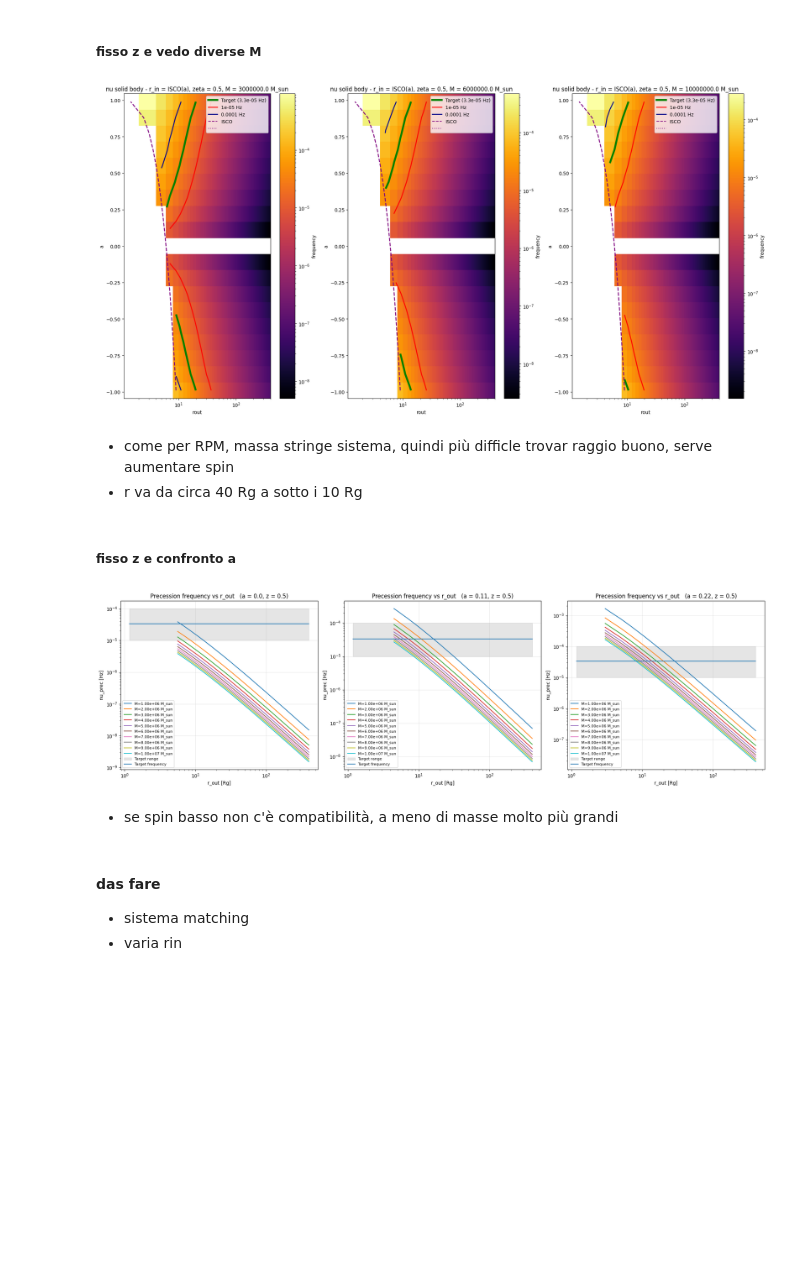
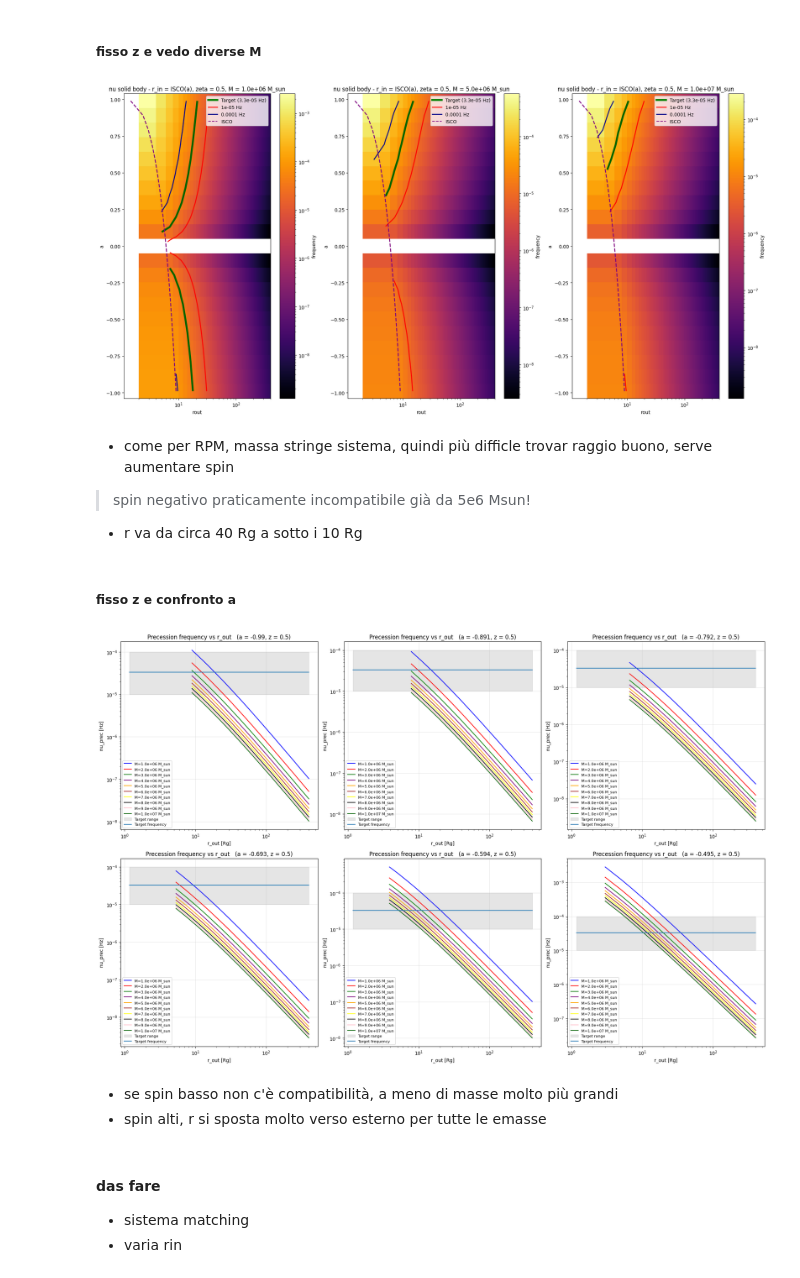
Before and after one commit to mauroghira/iuss_thesis, a Jupyter notebook: PIF.ipynb, the cells around one changed output. Drawn from its saved outputs; the diff is of its cells as text; code cells hidden in the pictures; blank space fills up the shorter version.

```diff
--- a/PIF.ipynb
+++ b/PIF.ipynb
@@ -60,7 +60,7 @@ def plot_nu_vs_r(a_sampled, M, label, title, model):
 # %%
 # --- 1: definisci parametri (senza rin)
 params = {
-    "a":   (0, 0.99, 10),
+    "a":   (-0.99, 0.99, 201),
     "rout": (3, 400, 200),
     "zeta": (-0.5, 0.5, 3),
     "M":   (10**6.3, 10**6.4, 1),
@@ -107,10 +112,12 @@ plt.show()
 # %%
-fig, axes = plt.subplots(1, 3, figsize=(20, 6))
+fig, axes = plt.subplots(1, 3, figsize=(18, 7))
 axes = axes.flatten()
+
+cls = ["blue", "red", "green", "purple", "orange", "brown", "yellow", "black", "pink", "darkgreen"]
 
 # Loop over zeta values
 for iz in [0,1,2]:
-    for ia in range(10):
+    for i, ia in enumerate(np.linspace(0, 200, 10).round().astype(int)):
         rout_vals = ROUT[ia, :, iz, 0]      # vector shape (No,)
         freq_vals = freq[ia, :, iz, 0]    # vector shape (No,)
 
@@ -119,8 +126,8 @@ for iz in [0,1,2]:
 
         a = A[ia, 0, iz, 0]
 
-        label = f"a={a}"
-        axes[iz].plot(rout_vals[mask2], freq_vals[mask2], label=label)
+        label = f"a={a:.2f}"
+        axes[iz].plot(rout_vals[mask2], freq_vals[mask2], label=label, color=cls[i % len(cls)])
 
 
     r_grid = np.linspace(r_isco(0.999), 400, 100)
@@ -144,10 +155,10 @@ plt.show()
 # %% [markdown]
 ##### fisso a
 # %%
-fig, axes = plt.subplots(1, 3, figsize=(20, 6))
+fig, axes = plt.subplots(2, 3, figsize=(20, 13))
 axes = axes.flatten()
 
-AAs = [1, 4, 8]
+AAs = np.linspace(0, 200, 6).round().astype(int)
 
 # Loop over zeta values
 for i, ia in enumerate(AAs):
@@ -191,7 +202,7 @@ plt.show()
 # %%
 # --- 1: definisci parametri (senza rin)
 params2 = {
-    "a":   (0, 0.99, 10),
+    "a":   (-0.99, 0.99, 21),
     "rout": (3, 400, 200),
     "zeta": (-0.5, 0.5, 3),
     "M":   (10**6, 10**7, 10),
@@ -215,7 +226,7 @@ freq2 = nu_solid_vect(A2, RIN2, ROUT2, ZETA2, M2, n_rad=500)
 fig, axes = plt.subplots(1, 3, figsize=(20, 10))
 axes = axes.flatten()
 
-idx_values = [2, 5, 9]
+idx_values = [0, 4, 9]
 
 for ax, idx in zip(axes, idx_values):
     plt.sca(ax)  # imposta ax come asse corrente
@@ -227,60 +238,62 @@ for ax, idx in zip(axes, idx_values):
         y_param="a",
         idx_fix=idx,
         log_x=True,
-        title=f"nu solid body - r_in = ISCO(a), zeta = {ZETA2[0, 0, 2, 0]}, M = {M2[0, 0, 0, idx]} M_sun"
+        title=f"nu solid body - r_in = ISCO(a), zeta = {ZETA2[0, 0, 2, 0]}, M = {M2[0, 0, 0, idx]:.1e} M_sun"
     )
 
 plt.tight_layout()
 plt.show()
 # %% [output]
-[figure, old version]
+[figure, new version]
 # %% [markdown]
 - come per RPM, massa stringe sistema, quindi più difficle trovar raggio buono, serve aumentare spin
+> spin negativo praticamente incompatibile già da 5e6 Msun!
 - r va da circa 40 Rg a sotto i 10 Rg
 # %% [markdown]
 ##### fisso z e confronto a
 # %%
-fig, axes = plt.subplots(1, 3, figsize=(20, 6))
+fig, axes = plt.subplots(2, 3, figsize=(20, 13))
 axes = axes.flatten()
 
-AAs = [1, 4, 8]
+AAs = np.linspace(0, 20, 6).round().astype(int)
 iz = 2
 
 # Loop over zeta values
 for i, ia in enumerate(AAs):
     for iM in range(10):
         rout_vals = ROUT2[ia, :, iz, iM]      # vector shape (No,)
         freq_vals = freq2[ia, :, iz, iM]    # vector shape (No,)
 
         # plot only valid positive frequencies
         mask2 = np.isfinite(freq_vals) & (freq_vals > 0)
 
         m = M2[ia, 0, iz, iM]
 
-        label = f"M={m:.2e} M_sun"
-        axes[i].plot(rout_vals[mask2], freq_vals[mask2], label=label)
+        label = f"M={m:.1e} M_sun"
+        axes[i].plot(rout_vals[mask2], freq_vals[mask2], label=label, color=cls[iM % len(cls)])
 
 
     r_grid = np.linspace(r_isco(0.999), 400, 100)
     # Target frequency band
     axes[i].fill_between(r_grid, TARGET_MIN, TARGET_MAX, color='gray', alpha=0.2,
                     label="Target range")
     axes[i].plot(r_grid, np.ones_like(r_grid)*NU0, label="Target frequency")
 
     axes[i].set_title(f"Precession frequency vs r_out   (a = {A2[i, 0, 0, 0] }, z = {ZETA2[0,0,iz,0]})")
     axes[i].set_xlabel("r_out [Rg]")
     axes[i].set_ylabel("nu_prec [Hz]")
     axes[i].set_xscale("log")
     axes[i].set_yscale("log")
     axes[i].grid(True, alpha=0.3)
     axes[i].legend(fontsize=8)
 
 plt.tight_layout()
 plt.show()
 # %% [output]
-[figure, old version]
+[figure, new version]
 # %% [markdown]
 - se spin basso non c'è compatibilità, a meno di masse molto più grandi
+- spin alti, r si sposta molto verso esterno per tutte le emasse
 # %% [markdown]
 #### das fare
 - sistema matching
```
Also changed, not shown: parts of 7 cells of this notebook, 5 other files.
